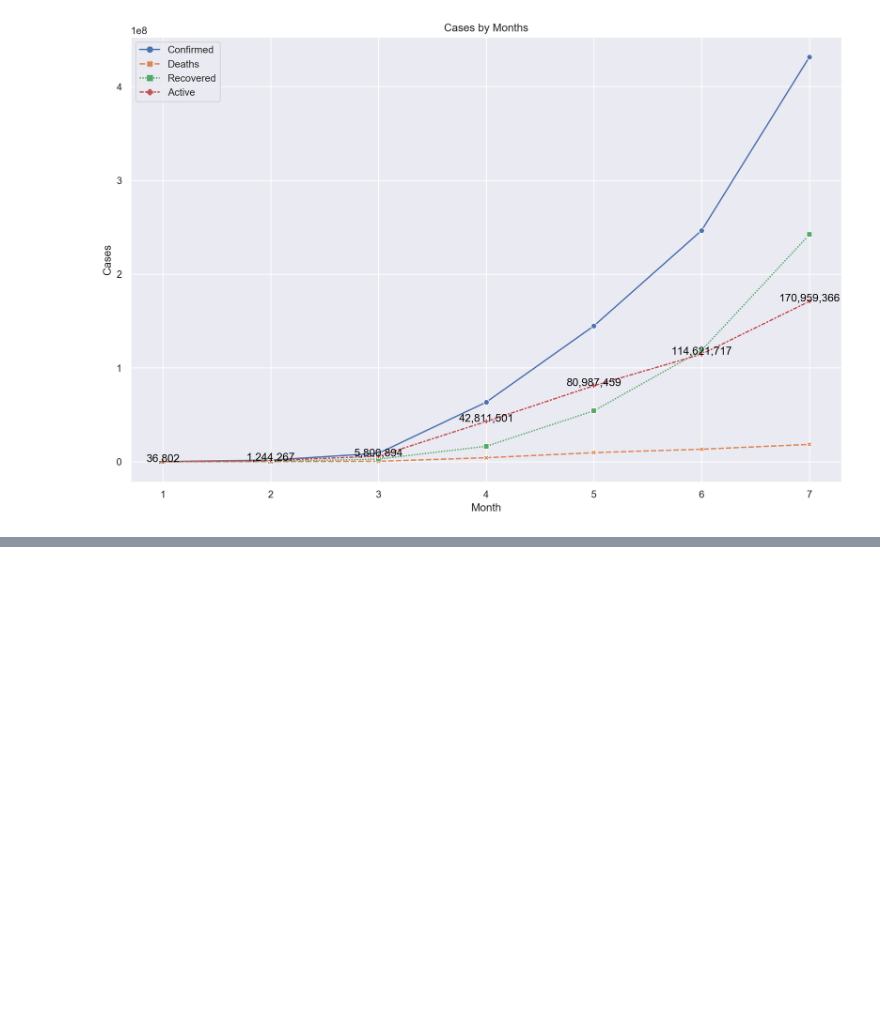
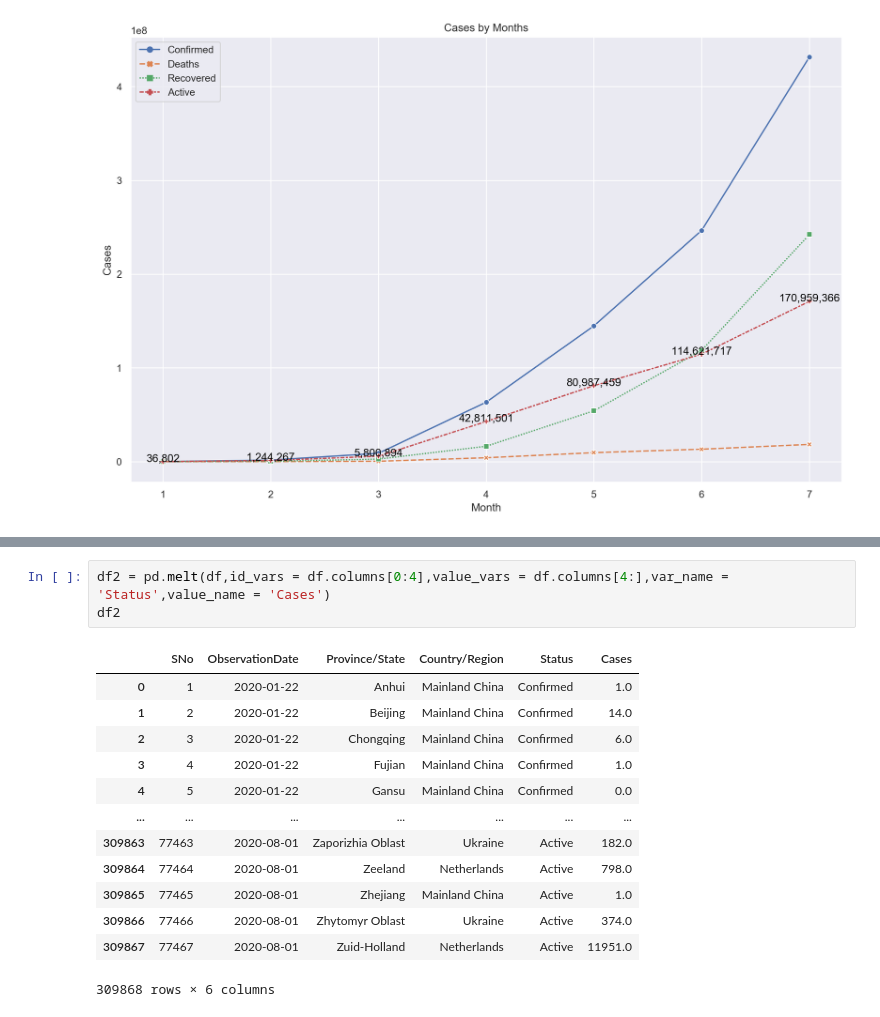
Before and after one commit to Chrisnguyen9979/COVID19_data_analysis, a Jupyter notebook: Covid.ipynb, the cells around one changed output, grey strips where cells are left out. Drawn from its saved outputs; the diff is of its cells as text; blank space fills up the shorter version.

```diff
--- a/Covid.ipynb
+++ b/Covid.ipynb
@@ -72,0 +95,17 @@ sns.barplot(x= by_months_df.index[0:-1], y= 'Active', data=by_months_df.iloc[0:-
+# %%
+df2 = pd.melt(df,id_vars = df.columns[0:4],value_vars = df.columns[4:],var_name = 'Status',value_name = 'Cases')
+df2
+# %% [output]
+|  | SNo | ObservationDate | Province/State | Country/Region | Status | Cases |
+| 0 | 1 | 2020-01-22 | Anhui | Mainland China | Confirmed | 1.0 |
+| 1 | 2 | 2020-01-22 | Beijing | Mainland China | Confirmed | 14.0 |
+| 2 | 3 | 2020-01-22 | Chongqing | Mainland China | Confirmed | 6.0 |
+| 3 | 4 | 2020-01-22 | Fujian | Mainland China | Confirmed | 1.0 |
+| 4 | 5 | 2020-01-22 | Gansu | Mainland China | Confirmed | 0.0 |
+| ... | ... | ... | ... | ... | ... | ... |
+| 309863 | 77463 | 2020-08-01 | Zaporizhia Oblast | Ukraine | Active | 182.0 |
+| 309864 | 77464 | 2020-08-01 | Zeeland | Netherlands | Active | 798.0 |
+| 309865 | 77465 | 2020-08-01 | Zhejiang | Mainland China | Active | 1.0 |
+| 309866 | 77466 | 2020-08-01 | Zhytomyr Oblast | Ukraine | Active | 374.0 |
+| 309867 | 77467 | 2020-08-01 | Zuid-Holland | Netherlands | Active | 11951.0 |
+309868 rows × 6 columns
```
Also changed, not shown: parts of 6 cells of this notebook, 1 other file.
